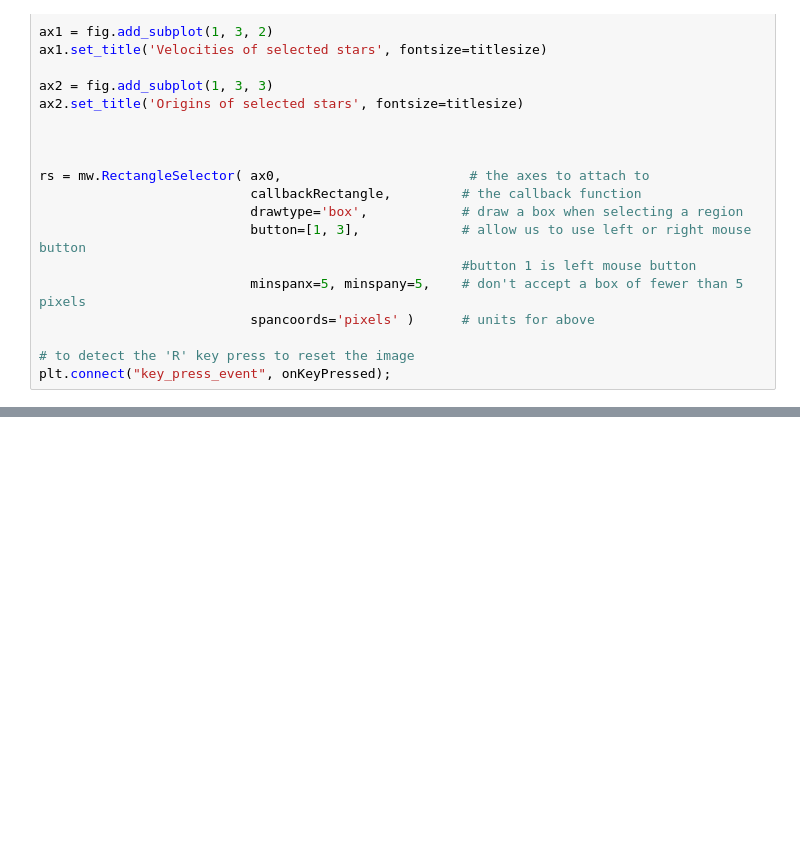
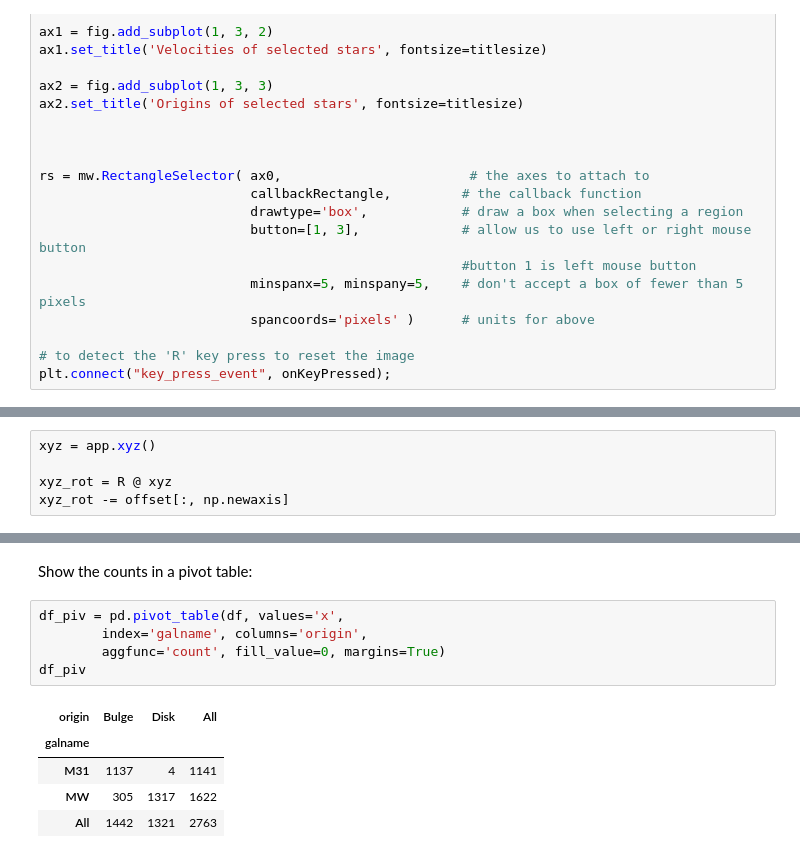
Before and after one commit to colinleach/400B_Leach, a Jupyter notebook: Project/notebooks/Close approach.ipynb, the cells around one changed output, grey strips where cells are left out. Drawn from its saved outputs; the diff is of its cells as text; blank space fills up the shorter version.

```diff
--- a/Project/notebooks/Close approach.ipynb
+++ b/Project/notebooks/Close approach.ipynb
@@ -229,0 +287,5 @@ x:  1211 [-39.6964 -57.2011 -49.2731 ... -60.6629 -60.6496 -63.7627]
+# %%
+xyz = app.xyz()
+
+xyz_rot = R @ xyz
+xyz_rot -= offset[:, np.newaxis]
@@ -258,0 +363,13 @@ ax0.patches
+# %% [markdown]
+Show the counts in a pivot table:
+# %%
+df_piv = pd.pivot_table(df, values='x',
+        index='galname', columns='origin',
+        aggfunc='count', fill_value=0, margins=True)
+df_piv
+# %% [output]
+| origin | Bulge | Disk | All |
+| galname |  |  |  |
+| M31 | 1137 | 4 | 1141 |
+| MW | 305 | 1317 | 1622 |
+| All | 1442 | 1321 | 2763 |
```
Also changed, not shown: parts of 34 cells of this notebook, 3 other files.
